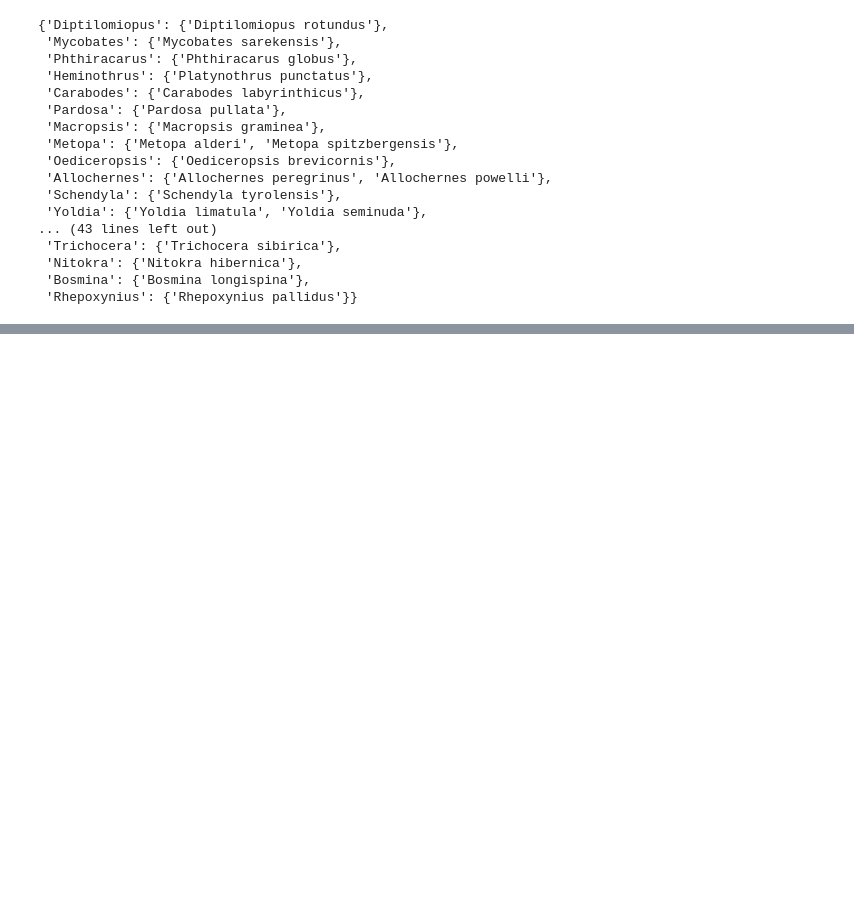
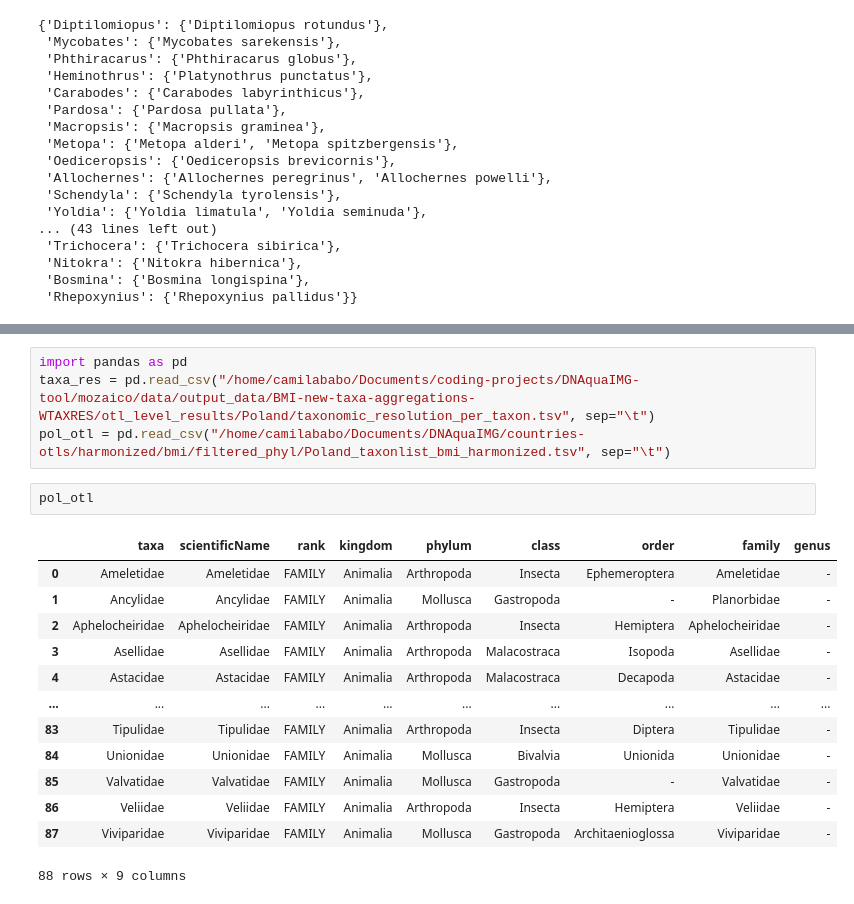
Before and after one commit to CIBIO-BU/mozaiko, a Jupyter notebook: draft.ipynb, the cells around one changed output, grey strips where cells are left out. Saved outputs shown, nothing was run; the diff lists cells and outputs as text; blank space fills up the shorter version.

```diff
--- a/draft.ipynb
+++ b/draft.ipynb
@@ -1279,0 +1694,20 @@ for otl in  os.listdir(otl_folder):
+# %%
+import pandas as pd
+taxa_res = pd.read_csv("/home/camilababo/Documents/coding-projects/DNAquaIMG-tool/mozaico/data/output_data/BMI-new-taxa-aggregations-WTAXRES/otl_level_results/Poland/taxonomic_resolution_per_taxon.tsv", sep="\t")
+pol_otl = pd.read_csv("/home/camilababo/Documents/DNAquaIMG/countries-otls/harmonized/bmi/filtered_phyl/Poland_taxonlist_bmi_harmonized.tsv", sep="\t")
+# %%
+pol_otl
+# %% [output]
+|  | taxa | scientificName | rank | kingdom | phylum | class | order | family | genus |
+| 0 | Ameletidae | Ameletidae | FAMILY | Animalia | Arthropoda | Insecta | Ephemeroptera | Ameletidae | - |
+| 1 | Ancylidae | Ancylidae | FAMILY | Animalia | Mollusca | Gastropoda | - | Planorbidae | - |
+| 2 | Aphelocheiridae | Aphelocheiridae | FAMILY | Animalia | Arthropoda | Insecta | Hemiptera | Aphelocheiridae | - |
+| 3 | Asellidae | Asellidae | FAMILY | Animalia | Arthropoda | Malacostraca | Isopoda | Asellidae | - |
+| 4 | Astacidae | Astacidae | FAMILY | Animalia | Arthropoda | Malacostraca | Decapoda | Astacidae | - |
+| ... | ... | ... | ... | ... | ... | ... | ... | ... | ... |
+| 83 | Tipulidae | Tipulidae | FAMILY | Animalia | Arthropoda | Insecta | Diptera | Tipulidae | - |
+| 84 | Unionidae | Unionidae | FAMILY | Animalia | Mollusca | Bivalvia | Unionida | Unionidae | - |
+| 85 | Valvatidae | Valvatidae | FAMILY | Animalia | Mollusca | Gastropoda | - | Valvatidae | - |
+| 86 | Veliidae | Veliidae | FAMILY | Animalia | Arthropoda | Insecta | Hemiptera | Veliidae | - |
+| 87 | Viviparidae | Viviparidae | FAMILY | Animalia | Mollusca | Gastropoda | Architaenioglossa | Viviparidae | - |
+88 rows × 9 columns
```
Also changed, not shown: parts of 67 cells of this notebook, 1 other file.
